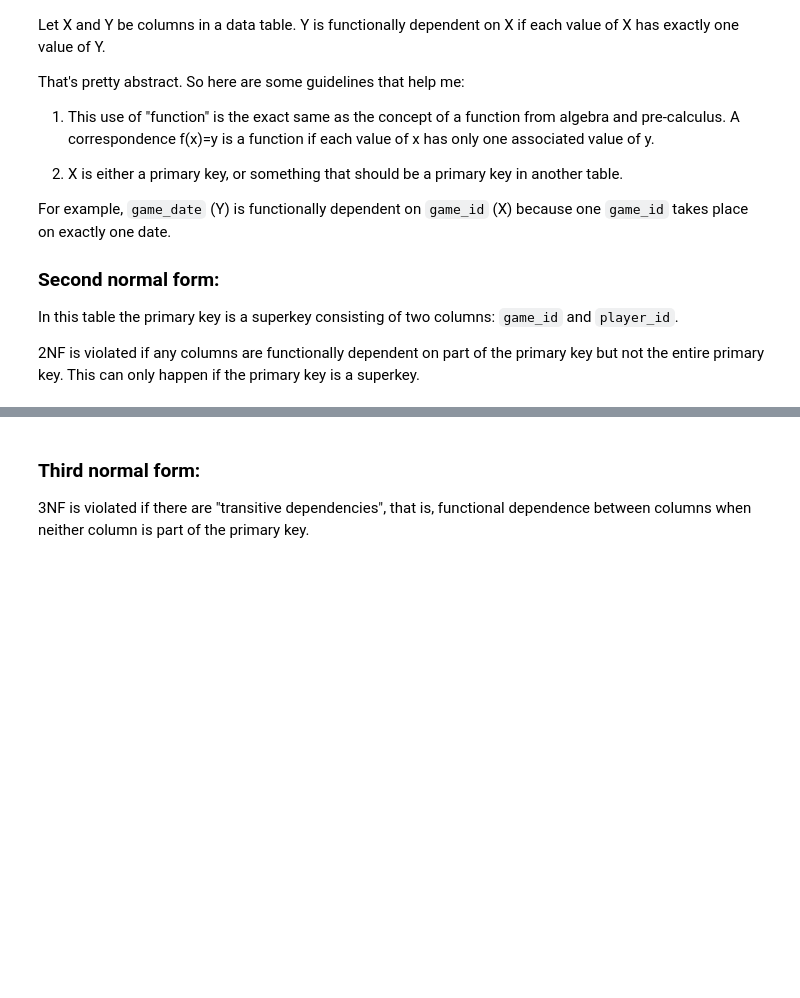
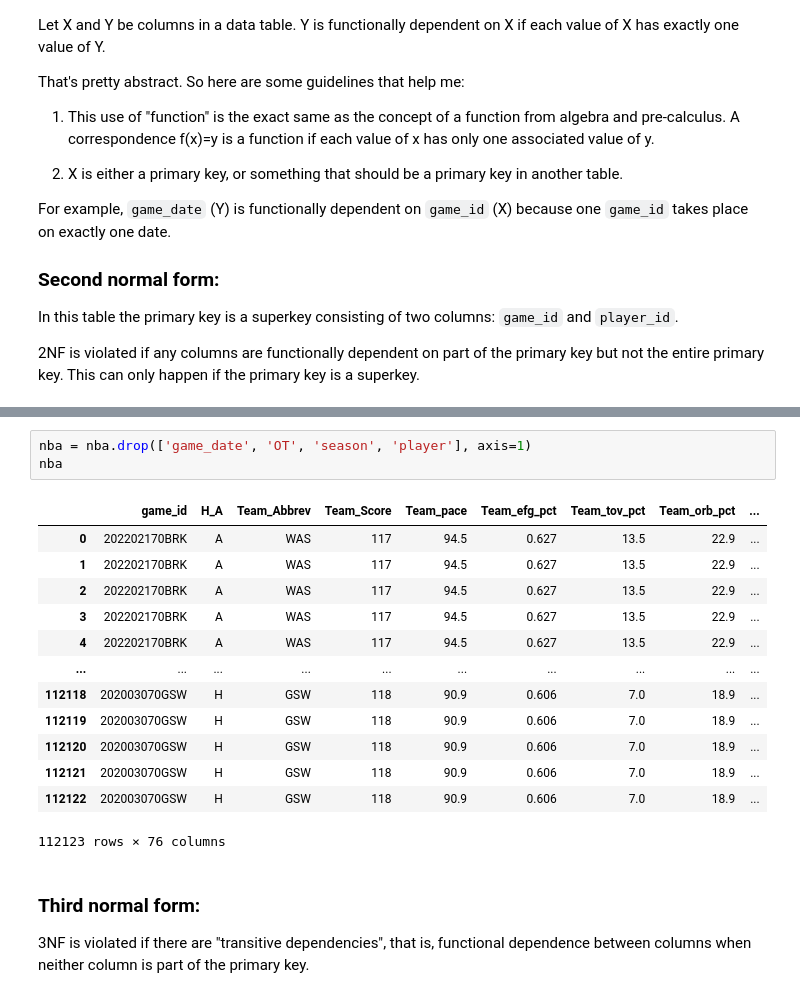
Before and after one commit to shroffr01/ds6001databases, a Jupyter notebook: nba_normalforms.ipynb, the cells around one changed output, grey strips where cells are left out. Cells and saved outputs as stored; diff of their text form; blank space fills up the shorter version.

```diff
--- a/nba_normalforms.ipynb
+++ b/nba_normalforms.ipynb
@@ -62,3 +89,20 @@ In this table the primary key is a superkey consisting of two columns: `game_id`
+# %%
+nba = nba.drop(['game_date', 'OT', 'season', 'player'], axis=1)
+nba
+# %% [output]
+|  | game_id | H_A | Team_Abbrev | Team_Score | Team_pace | Team_efg_pct | Team_tov_pct | Team_orb_pct | ... |
+| 0 | 202202170BRK | A | WAS | 117 | 94.5 | 0.627 | 13.5 | 22.9 | ... |
+| 1 | 202202170BRK | A | WAS | 117 | 94.5 | 0.627 | 13.5 | 22.9 | ... |
+| 2 | 202202170BRK | A | WAS | 117 | 94.5 | 0.627 | 13.5 | 22.9 | ... |
+| 3 | 202202170BRK | A | WAS | 117 | 94.5 | 0.627 | 13.5 | 22.9 | ... |
+| 4 | 202202170BRK | A | WAS | 117 | 94.5 | 0.627 | 13.5 | 22.9 | ... |
+| ... | ... | ... | ... | ... | ... | ... | ... | ... | ... |
+| 112118 | 202003070GSW | H | GSW | 118 | 90.9 | 0.606 | 7.0 | 18.9 | ... |
+| 112119 | 202003070GSW | H | GSW | 118 | 90.9 | 0.606 | 7.0 | 18.9 | ... |
+| 112120 | 202003070GSW | H | GSW | 118 | 90.9 | 0.606 | 7.0 | 18.9 | ... |
+| 112121 | 202003070GSW | H | GSW | 118 | 90.9 | 0.606 | 7.0 | 18.9 | ... |
+| 112122 | 202003070GSW | H | GSW | 118 | 90.9 | 0.606 | 7.0 | 18.9 | ... |
+112123 rows × 76 columns
 # %% [markdown]
 ### Third normal form:
 3NF is violated if there are "transitive dependencies", that is, functional dependence between columns when neither column is part of the primary key.
```
Also changed, not shown: parts of 8 cells of this notebook, 2 other files.
